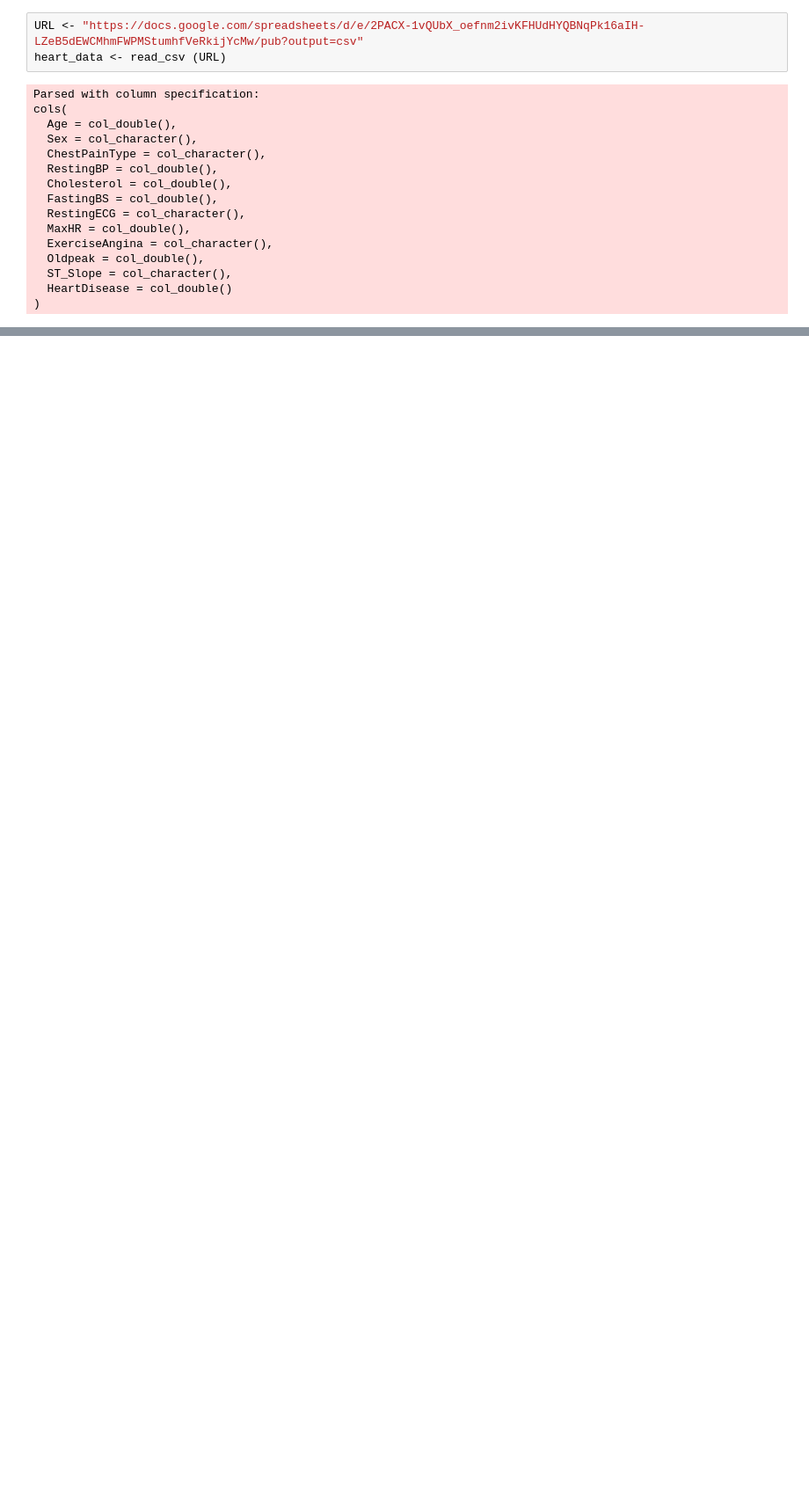
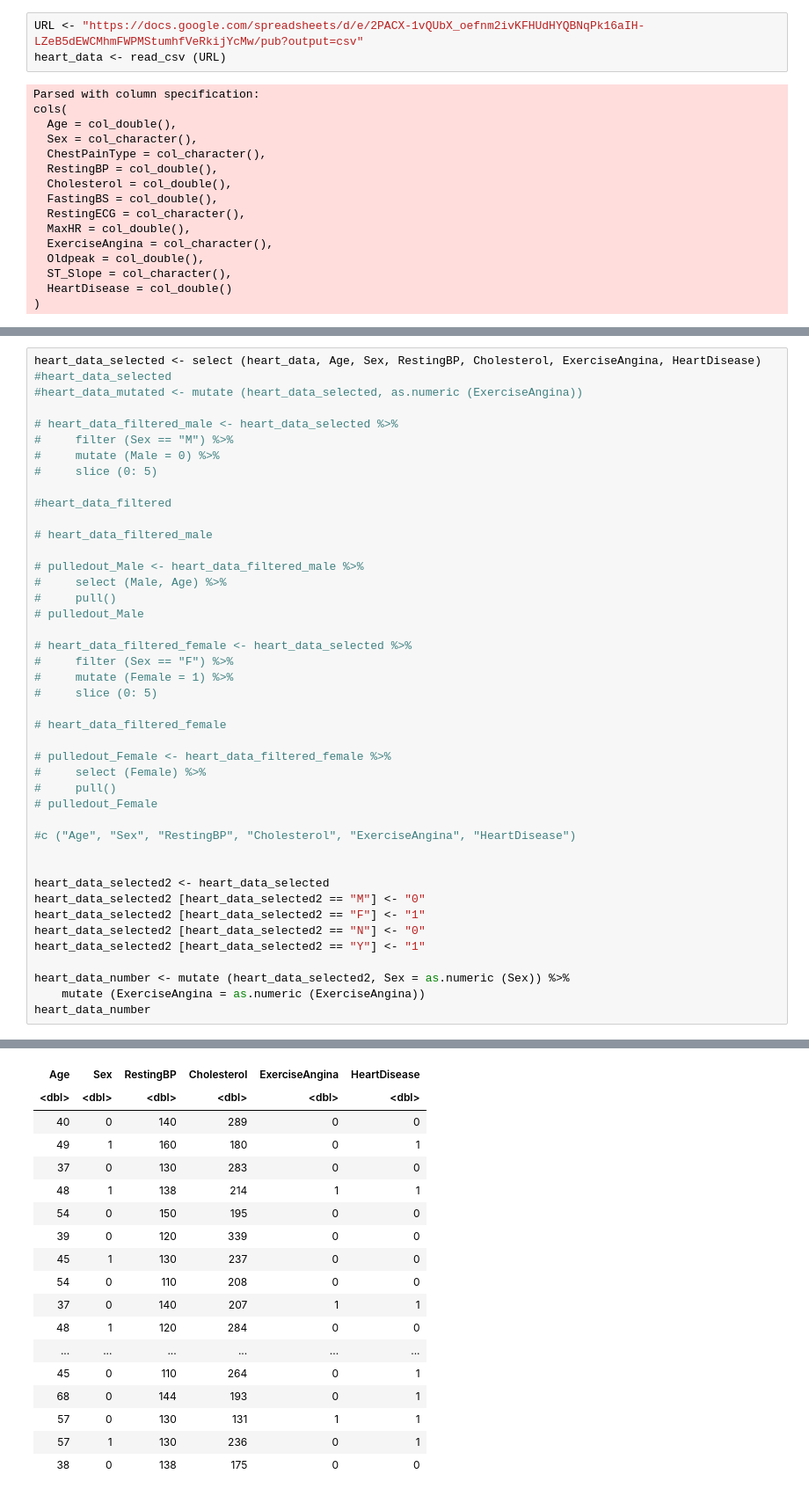
Before and after one commit to Sahaj11/DSCI-Group-Project, a Jupyter notebook: Group Project Proposal.ipynb, the cells around one changed output, grey strips where cells are left out. Shown at 88% size. Saved outputs shown, nothing was run; the diff lists cells and outputs as text; blank space fills up the shorter version.

Commit message:
Changing the values of sex and ExerciseAngina from M, F, N,Y to 0 and 1 (numeric values)

```diff
--- a/Group Project Proposal.ipynb
+++ b/Group Project Proposal.ipynb
@@ -87,0 +71,44 @@ A spec_tbl_df: 918 × 12
+# %%
+heart_data_selected <- select (heart_data, Age, Sex, RestingBP, Cholesterol, ExerciseAngina, HeartDisease)
+#heart_data_selected
+#heart_data_mutated <- mutate (heart_data_selected, as.numeric (ExerciseAngina))
+
+# heart_data_filtered_male <- heart_data_selected %>%
+#     filter (Sex == "M") %>%
+#     mutate (Male = 0) %>%
+#     slice (0: 5)
+
+#heart_data_filtered
+
+# heart_data_filtered_male
+
+# pulledout_Male <- heart_data_filtered_male %>%
+#     select (Male, Age) %>%
+#     pull()
+# pulledout_Male
+
+# heart_data_filtered_female <- heart_data_selected %>%
+#     filter (Sex == "F") %>%
+#     mutate (Female = 1) %>%
+#     slice (0: 5)
+
+# heart_data_filtered_female
+
+# pulledout_Female <- heart_data_filtered_female %>%
+#     select (Female) %>%
+#     pull()
+# pulledout_Female
+
+#c ("Age", "Sex", "RestingBP", "Cholesterol", "ExerciseAngina", "HeartDisease")
+
+
+heart_data_selected2 <- heart_data_selected
+heart_data_selected2 [heart_data_selected2 == "M"] <- "0"
+heart_data_selected2 [heart_data_selected2 == "F"] <- "1"
+heart_data_selected2 [heart_data_selected2 == "N"] <- "0"
+heart_data_selected2 [heart_data_selected2 == "Y"] <- "1"
+
+heart_data_number <- mutate (heart_data_selected2, Sex = as.numeric (Sex)) %>%
+    mutate (ExerciseAngina = as.numeric (ExerciseAngina))
+heart_data_number
+# %% [output]
@@ -87,0 +116,18 @@ A spec_tbl_df: 918 × 12
+| Age | Sex | RestingBP | Cholesterol | ExerciseAngina | HeartDisease |
+| <dbl> | <dbl> | <dbl> | <dbl> | <dbl> | <dbl> |
+| 40 | 0 | 140 | 289 | 0 | 0 |
+| 49 | 1 | 160 | 180 | 0 | 1 |
+| 37 | 0 | 130 | 283 | 0 | 0 |
+| 48 | 1 | 138 | 214 | 1 | 1 |
+| 54 | 0 | 150 | 195 | 0 | 0 |
+| 39 | 0 | 120 | 339 | 0 | 0 |
+| 45 | 1 | 130 | 237 | 0 | 0 |
+| 54 | 0 | 110 | 208 | 0 | 0 |
+| 37 | 0 | 140 | 207 | 1 | 1 |
+| 48 | 1 | 120 | 284 | 0 | 0 |
+| ... | ... | ... | ... | ... | ... |
+| 45 | 0 | 110 | 264 | 0 | 1 |
+| 68 | 0 | 144 | 193 | 0 | 1 |
+| 57 | 0 | 130 | 131 | 1 | 1 |
+| 57 | 1 | 130 | 236 | 0 | 1 |
+| 38 | 0 | 138 | 175 | 0 | 0 |
```
Also changed, not shown: parts of 5 cells of this notebook.
